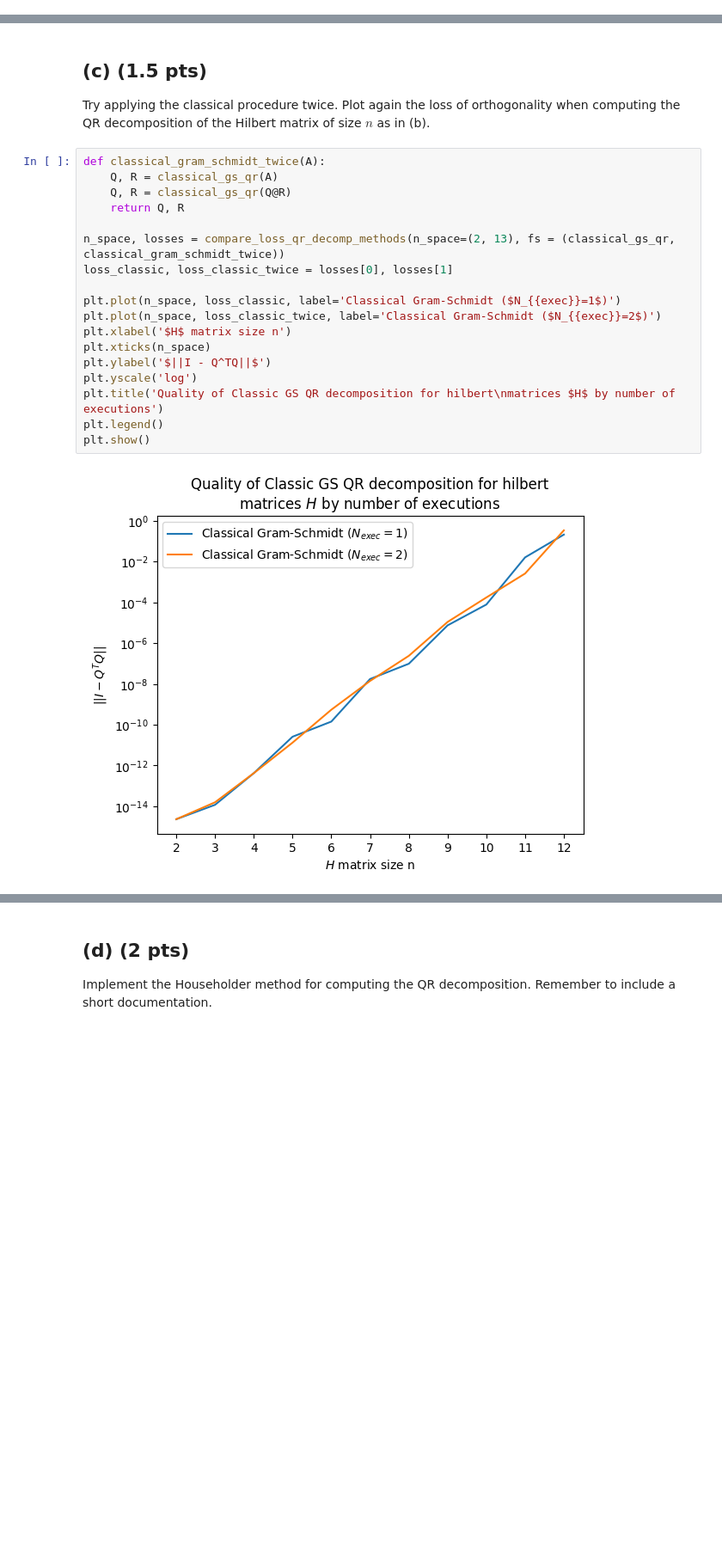
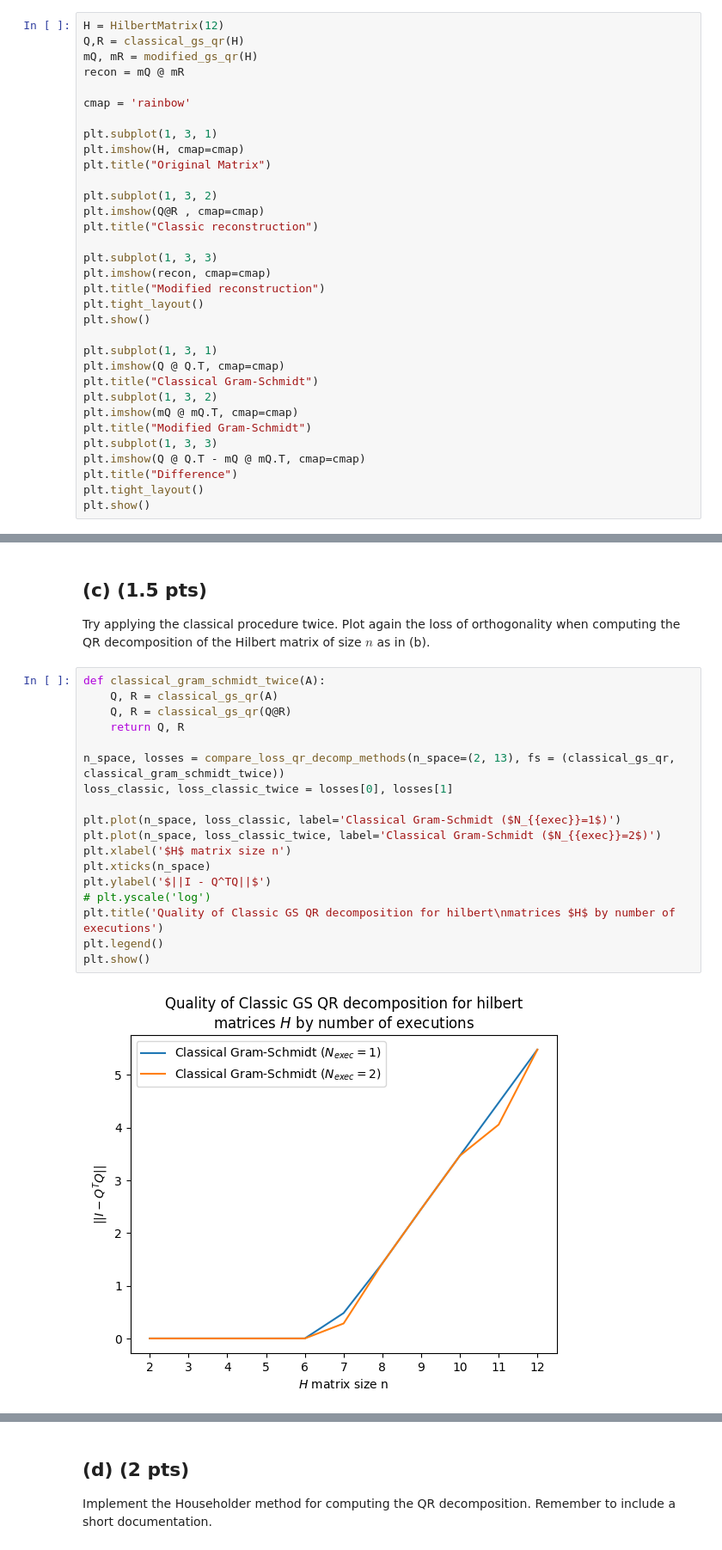
Before and after one commit to jonas4climate/na-assignment1, a Jupyter notebook: hw3_2023.ipynb, the cells around one changed output, grey strips where cells are left out. Shown at 86% size. Cells and saved outputs as stored; diff of their text form; blank space fills up the shorter version.

```diff
--- a/hw3_2023.ipynb
+++ b/hw3_2023.ipynb
@@ -166,0 +115,33 @@ def compare_loss_qr_decomp_methods(fs, n_space=(2, 13)):
+# %%
+H = HilbertMatrix(12)
+Q,R = classical_gs_qr(H)
+mQ, mR = modified_gs_qr(H)
+recon = mQ @ mR
+
+cmap = 'rainbow'
+
+plt.subplot(1, 3, 1)
+plt.imshow(H, cmap=cmap)
+plt.title("Original Matrix")
+
+plt.subplot(1, 3, 2)
+plt.imshow(Q@R , cmap=cmap)
+plt.title("Classic reconstruction")
+
+plt.subplot(1, 3, 3)
+plt.imshow(recon, cmap=cmap)
+plt.title("Modified reconstruction")
+plt.tight_layout()
+plt.show()
+
+plt.subplot(1, 3, 1)
+plt.imshow(Q @ Q.T, cmap=cmap)
+plt.title("Classical Gram-Schmidt")
+plt.subplot(1, 3, 2)
+plt.imshow(mQ @ mQ.T, cmap=cmap)
+plt.title("Modified Gram-Schmidt")
+plt.subplot(1, 3, 3)
+plt.imshow(Q @ Q.T - mQ @ mQ.T, cmap=cmap)
+plt.title("Difference")
+plt.tight_layout()
+plt.show()
@@ -190,20 +169,20 @@ Try applying the classical procedure twice. Plot again the loss of orthogonality
 # %%
 def classical_gram_schmidt_twice(A):
     Q, R = classical_gs_qr(A)
     Q, R = classical_gs_qr(Q@R)
     return Q, R
 
 n_space, losses = compare_loss_qr_decomp_methods(n_space=(2, 13), fs = (classical_gs_qr, classical_gram_schmidt_twice))
 loss_classic, loss_classic_twice = losses[0], losses[1]
 
 plt.plot(n_space, loss_classic, label='Classical Gram-Schmidt ($N_{{exec}}=1$)')
 plt.plot(n_space, loss_classic_twice, label='Classical Gram-Schmidt ($N_{{exec}}=2$)')
 plt.xlabel('$H$ matrix size n')
 plt.xticks(n_space)
 plt.ylabel('$||I - Q^TQ||$')
-plt.yscale('log')
+# plt.yscale('log')
 plt.title('Quality of Classic GS QR decomposition for hilbert\nmatrices $H$ by number of executions')
 plt.legend()
 plt.show()
 # %% [output]
-[figure, old version]
+[figure, new version]
```
Also changed, not shown: parts of 10 cells of this notebook.
